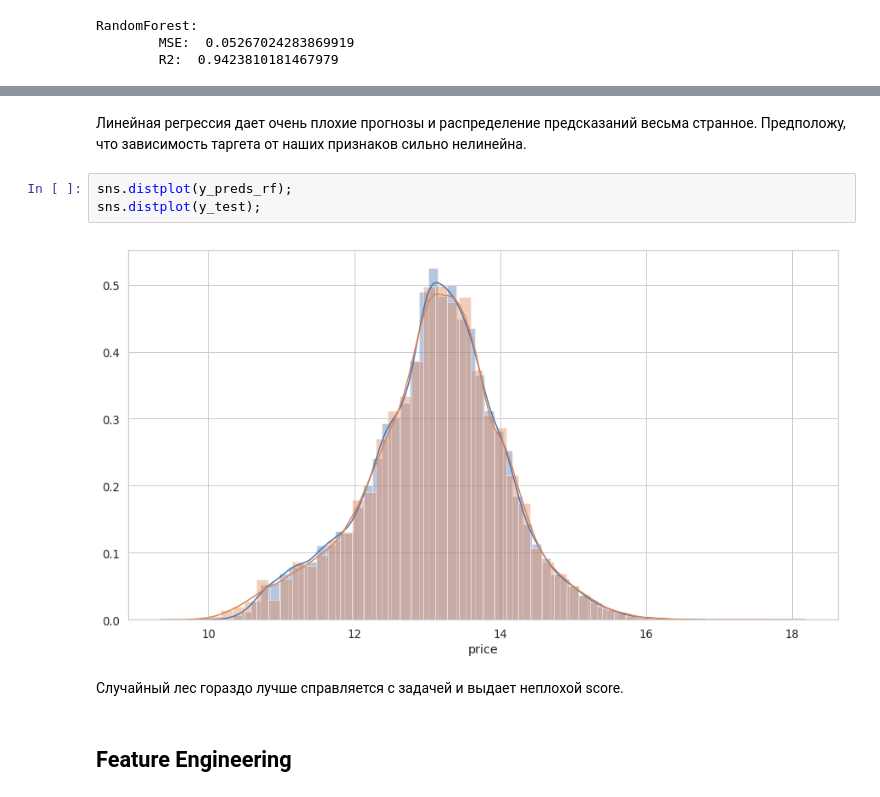
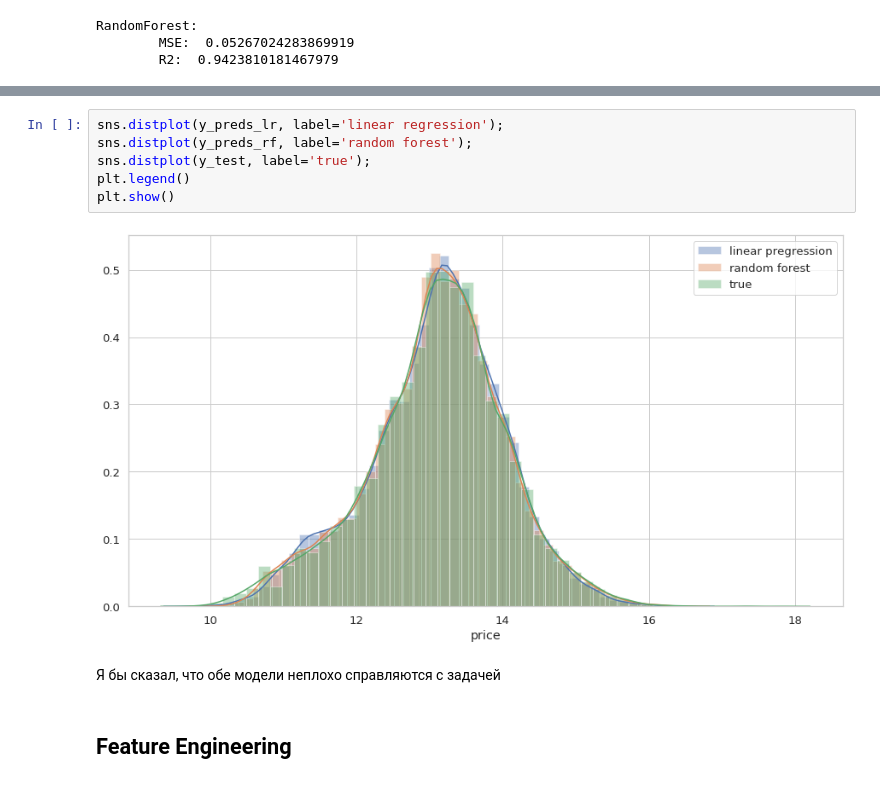
Before and after one commit to Curiosady/Learning-Projects, a Jupyter notebook: Auto.ru Car Price Prediction/main.ipynb, the cells around one changed output, grey strips where cells are left out. Drawn from its saved outputs; the diff is of its cells as text.

```diff
--- a/Auto.ru Car Price Prediction/main.ipynb
+++ b/Auto.ru Car Price Prediction/main.ipynb
@@ -513,12 +509,13 @@ sns.distplot(y_preds_lr);
-# %% [markdown]
-Линейная регрессия дает очень плохие прогнозы и распределение предсказаний весьма странное. Предположу, что зависимость таргета от наших признаков сильно нелинейна.
-# %%
-sns.distplot(y_preds_rf);
-sns.distplot(y_test);
-# %% [output]
-[figure, removed]
-# %% [markdown]
-Случайный лес гораздо лучше справляется с задачей и выдает неплохой score.
+# %%
+sns.distplot(y_preds_lr, label='linear regression');
+sns.distplot(y_preds_rf, label='random forest');
+sns.distplot(y_test, label='true');
+plt.legend()
+plt.show()
+# %% [output]
+[figure, added]
+# %% [markdown]
+Я бы сказал, что обе модели неплохо справляются с задачей
 # %% [markdown]
 ## Feature Engineering
 # %% [markdown]
```
Also changed, not shown: parts of 55 cells of this notebook, 1 other file.
